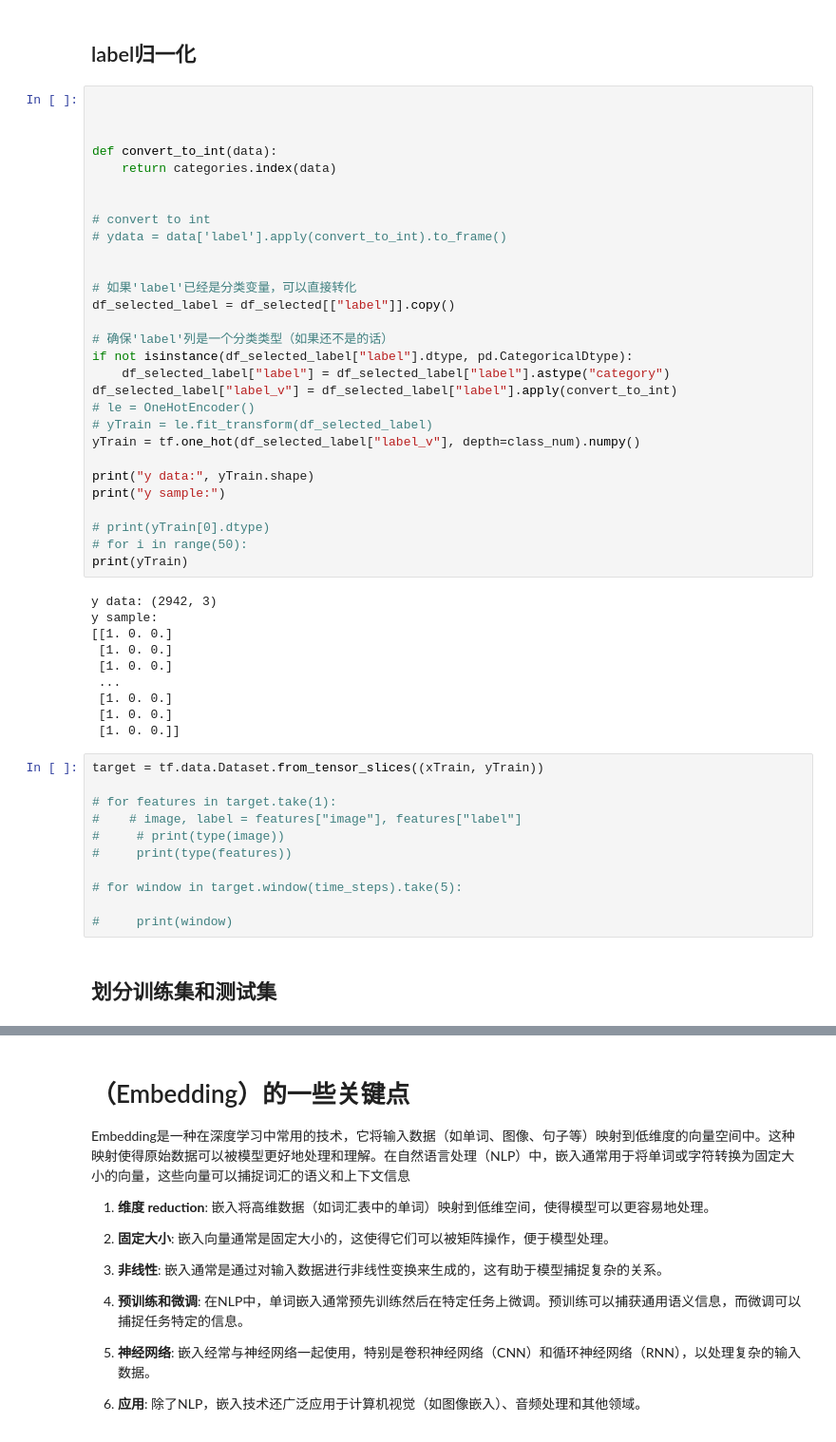
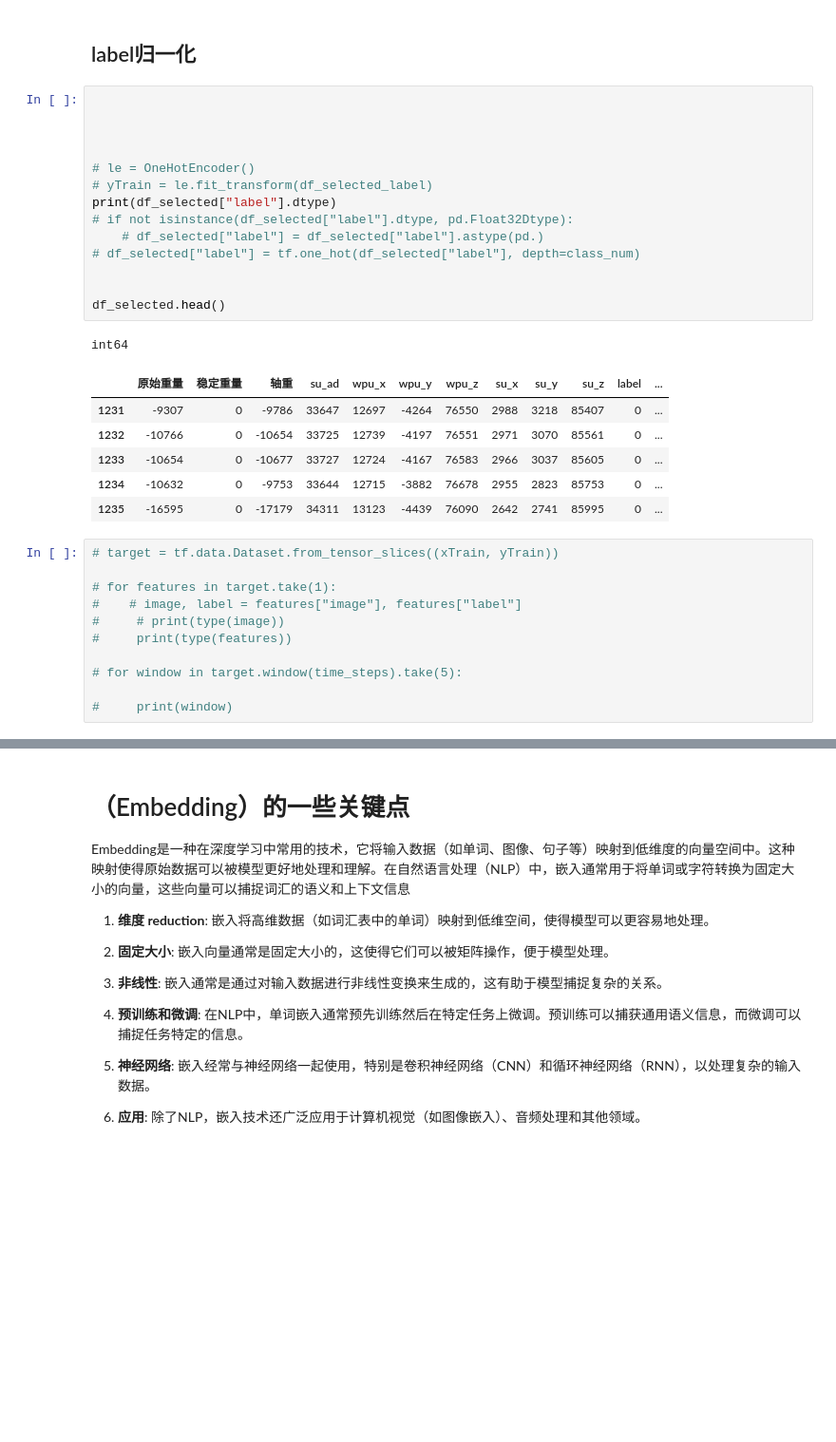
Before and after one commit to ainiubility/CNN-LSTM-Attention, a Jupyter notebook: C_L_A_train_test.ipynb, the cells around one changed output, grey strips where cells are left out. Shown: that part at 95% size. Cells and saved outputs as stored; diff of their text form; blank space fills up the shorter version.

```diff
--- a/C_L_A_train_test.ipynb
+++ b/C_L_A_train_test.ipynb
@@ -342,46 +328,29 @@ array([[0.41294592, 0.        , 0.30614376, ..., 0.43599562, 0.67173397,
 # %% [markdown]
 ## label归一化
-# %%
-
-
-
-def convert_to_int(data):
-    return categories.index(data)
-
-
-# convert to int
-# ydata = data['label'].apply(convert_to_int).to_frame()
-
-
-# 如果'label'已经是分类变量，可以直接转化
-df_selected_label = df_selected[["label"]].copy()
-
-# 确保'label'列是一个分类类型（如果还不是的话）
-if not isinstance(df_selected_label["label"].dtype, pd.CategoricalDtype):
-    df_selected_label["label"] = df_selected_label["label"].astype("category")
-df_selected_label["label_v"] = df_selected_label["label"].apply(convert_to_int)
-# le = OneHotEncoder()
-# yTrain = le.fit_transform(df_selected_label)
-yTrain = tf.one_hot(df_selected_label["label_v"], depth=class_num).numpy()
-
-print("y data:", yTrain.shape)
-print("y sample:")
-
-# print(yTrain[0].dtype)
-# for i in range(50):
-print(yTrain)
-# %% [output]
-y data: (2942, 3)
-y sample:
-[[1. 0. 0.]
- [1. 0. 0.]
- [1. 0. 0.]
- ...
- [1. 0. 0.]
- [1. 0. 0.]
- [1. 0. 0.]]
+# %%
+
+
+
+
+# le = OneHotEncoder()
+# yTrain = le.fit_transform(df_selected_label)
+print(df_selected["label"].dtype)
+# if not isinstance(df_selected["label"].dtype, pd.Float32Dtype):
+    # df_selected["label"] = df_selected["label"].astype(pd.)
+# df_selected["label"] = tf.one_hot(df_selected["label"], depth=class_num)
+
+
+df_selected.head()
+# %% [output]
+int64
+|  | 原始重量 | 稳定重量 | 轴重 | su_ad | wpu_x | wpu_y | wpu_z | su_x | su_y | su_z | label | ... |
+| 1231 | -9307 | 0 | -9786 | 33647 | 12697 | -4264 | 76550 | 2988 | 3218 | 85407 | 0 | ... |
+| 1232 | -10766 | 0 | -10654 | 33725 | 12739 | -4197 | 76551 | 2971 | 3070 | 85561 | 0 | ... |
+| 1233 | -10654 | 0 | -10677 | 33727 | 12724 | -4167 | 76583 | 2966 | 3037 | 85605 | 0 | ... |
+| 1234 | -10632 | 0 | -9753 | 33644 | 12715 | -3882 | 76678 | 2955 | 2823 | 85753 | 0 | ... |
+| 1235 | -16595 | 0 | -17179 | 34311 | 13123 | -4439 | 76090 | 2642 | 2741 | 85995 | 0 | ... |
 # %%
-target = tf.data.Dataset.from_tensor_slices((xTrain, yTrain))
+# target = tf.data.Dataset.from_tensor_slices((xTrain, yTrain))
 
 # for features in target.take(1):
 #    # image, label = features["image"], features["label"]
@@ -391,5 +360,3 @@ target = tf.data.Dataset.from_tensor_slices((xTrain, yTrain))
 # for window in target.window(time_steps).take(5):
 
 #     print(window)
-# %% [markdown]
-## 划分训练集和测试集
```
Also changed, not shown: parts of 18 cells of this notebook, 4 other files.
